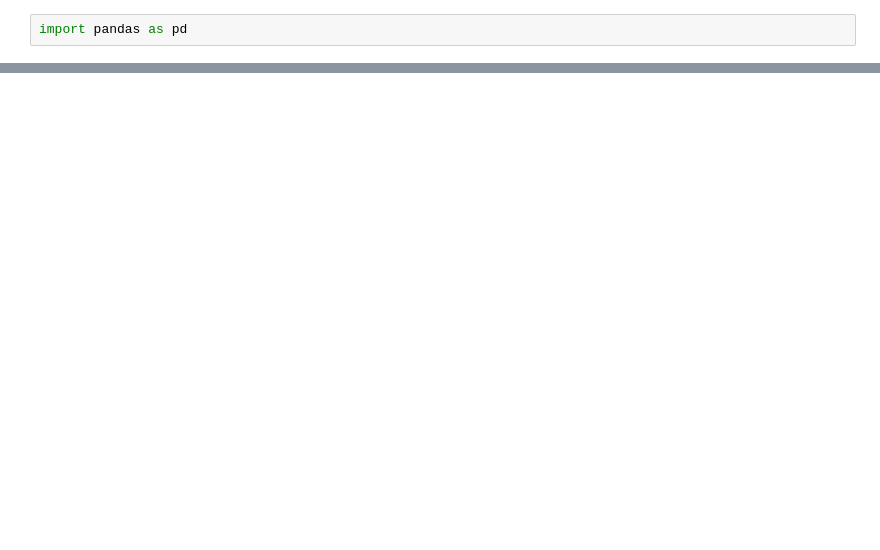
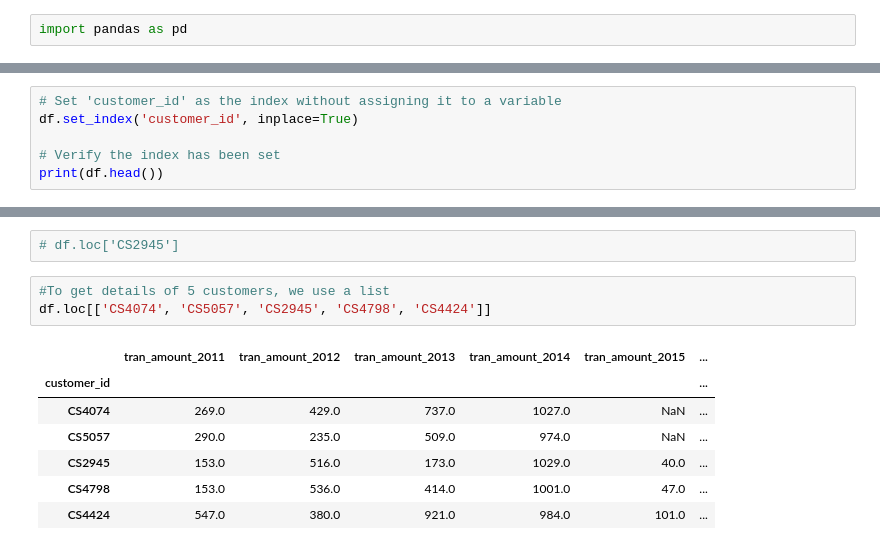
Before and after one commit to jaswalrakshita/Python-101, a Jupyter notebook: Pandas-Basics/Extraction.ipynb, the cells around one changed output, grey strips where cells are left out. Saved outputs shown, nothing was run; the diff lists cells and outputs as text; blank space fills up the shorter version.

```diff
--- a/Pandas-Basics/Extraction.ipynb
+++ b/Pandas-Basics/Extraction.ipynb
@@ -40,0 +199,6 @@ dtype: int64
+# %%
+# Set 'customer_id' as the index without assigning it to a variable
+df.set_index('customer_id', inplace=True)
+
+# Verify the index has been set
+print(df.head())
@@ -40,0 +234,13 @@ dtype: int64
+# %%
+# df.loc['CS2945']
+# %%
+#To get details of 5 customers, we use a list
+df.loc[['CS4074', 'CS5057', 'CS2945', 'CS4798', 'CS4424']]
+# %% [output]
+|  | tran_amount_2011 | tran_amount_2012 | tran_amount_2013 | tran_amount_2014 | tran_amount_2015 | ... |
+| customer_id |  |  |  |  |  | ... |
+| CS4074 | 269.0 | 429.0 | 737.0 | 1027.0 | NaN | ... |
+| CS5057 | 290.0 | 235.0 | 509.0 | 974.0 | NaN | ... |
+| CS2945 | 153.0 | 516.0 | 173.0 | 1029.0 | 40.0 | ... |
+| CS4798 | 153.0 | 536.0 | 414.0 | 1001.0 | 47.0 | ... |
+| CS4424 | 547.0 | 380.0 | 921.0 | 984.0 | 101.0 | ... |
```
Also changed, not shown: parts of 31 cells of this notebook.
